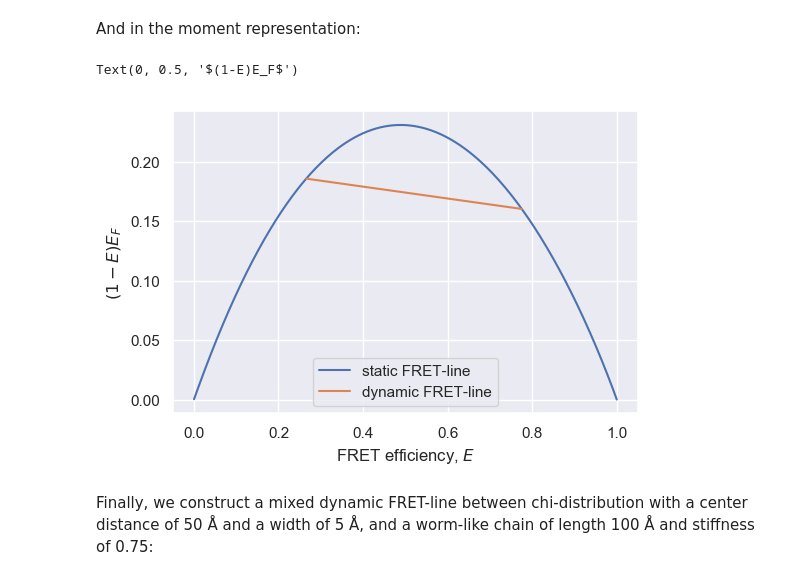
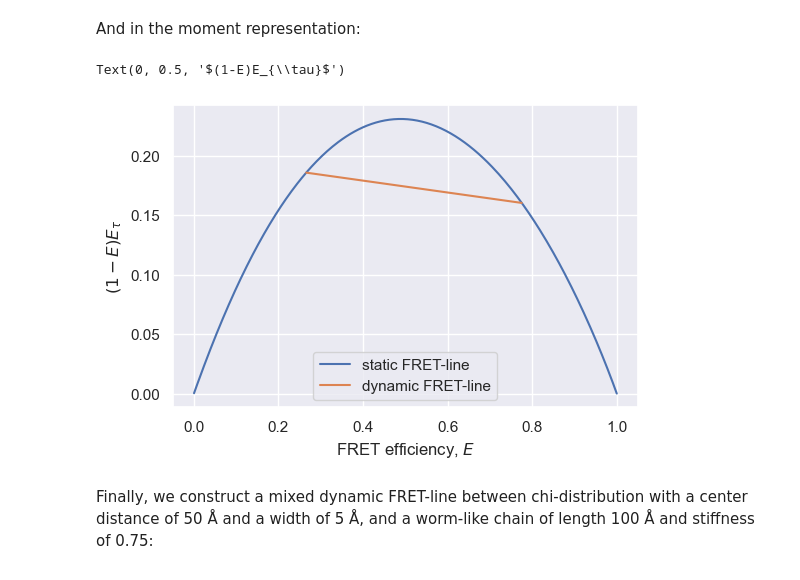
Before and after one commit to Fluorescence-Tools/FRETlines, a Jupyter notebook: FRETlines.ipynb, the cells around one changed output. Cells and saved outputs as stored; diff of their text form; code cells hidden in the pictures.

```diff
--- a/FRETlines.ipynb
+++ b/FRETlines.ipynb
@@ -179,14 +179,14 @@ And in the moment representation:
 # %%
 E,tau = static_FRET_line(model=dist.normal_distribution,variable_parameter=0,param_range=(1,200),mode='moments')
 plt.plot(E,tau,label='static FRET-line')
 E,tau = dynamic_FRET_line(model1=dist.normal_distribution,model2=dist.normal_distribution,param1=(40,5),param2=(60,5),mode='moments')
 plt.plot(E,tau,label='dynamic FRET-line')
 plt.legend()
 plt.xlabel('FRET efficiency, $E$')
-plt.ylabel('$(1-E)E_F$')
+plt.ylabel('$(1-E)E_{\\tau}$')
 # %% [output]
-Text(0, 0.5, '$(1-E)E_F$')
+Text(0, 0.5, '$(1-E)E_{\\tau}$')
-[figure, old version]
+[figure, new version]
 # %% [markdown]
 Finally, we construct a mixed dynamic FRET-line between chi-distribution with a center distance of 50 Å and a width of 5 Å, and a worm-like chain of length 100 Å and stiffness of 0.75:
 # %%
```
Also changed, not shown: parts of 9 cells of this notebook, 1 other file.
